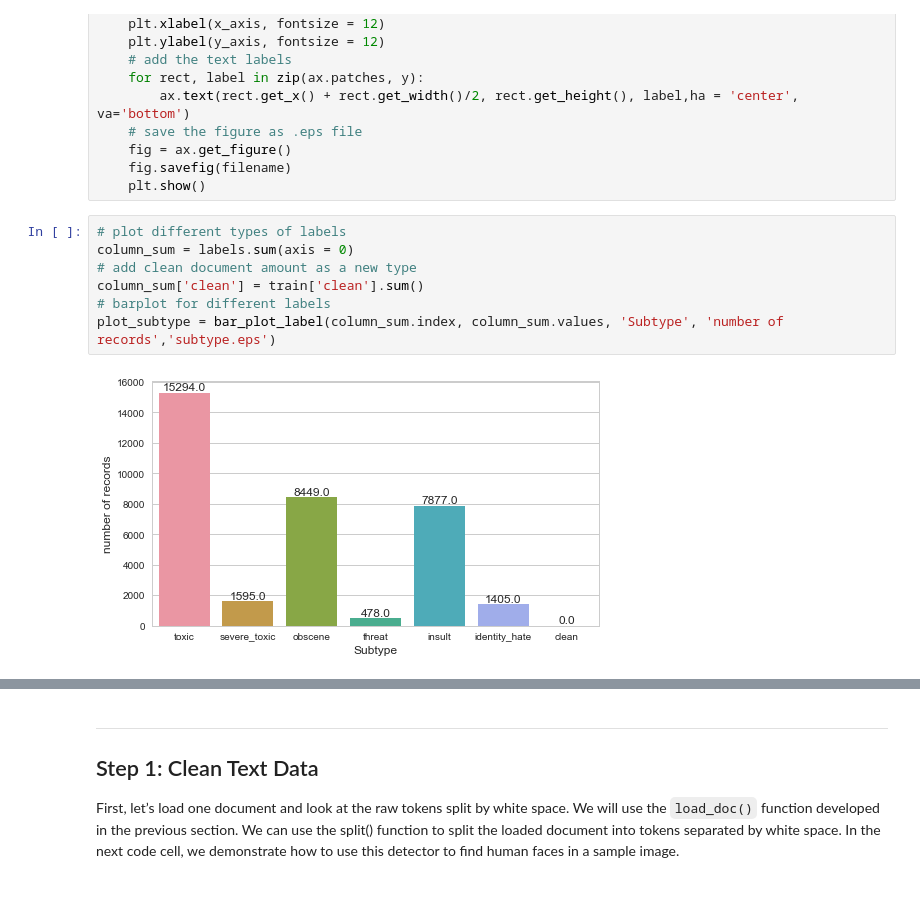
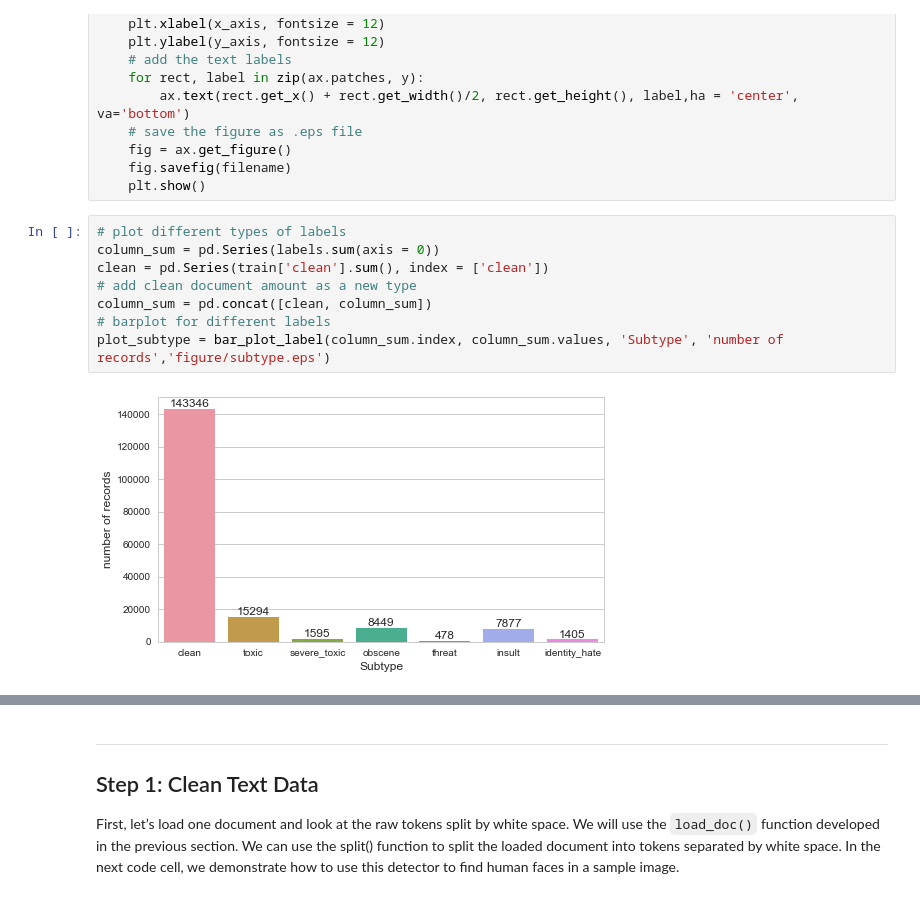
Before and after one commit to ziyaotang/toxic_comment_classification, a Jupyter notebook: toxic_comment_classification.ipynb, the cells around one changed output, grey strips where cells are left out. Cells and saved outputs as stored; diff of their text form.

```diff
--- a/toxic_comment_classification.ipynb
+++ b/toxic_comment_classification.ipynb
@@ -121,13 +126,14 @@ def bar_plot_label(x, y, x_axis, y_axis, filename):
     plt.show()
 # %%
 # plot different types of labels
-column_sum = labels.sum(axis = 0)
+column_sum = pd.Series(labels.sum(axis = 0))
+clean = pd.Series(train['clean'].sum(), index = ['clean'])
 # add clean document amount as a new type
-column_sum['clean'] = train['clean'].sum()
+column_sum = pd.concat([clean, column_sum])
 # barplot for different labels
-plot_subtype = bar_plot_label(column_sum.index, column_sum.values, 'Subtype', 'number of records','subtype.eps')
+plot_subtype = bar_plot_label(column_sum.index, column_sum.values, 'Subtype', 'number of records','figure/subtype.eps')
 # %% [output]
-[figure, old version]
+[figure, new version]
 # %%
 # multi-tagging
 multi_tags = [ sum(row_sum == i) for i in range(7)]
```
Also changed, not shown: parts of 14 cells of this notebook, 1 other file.
